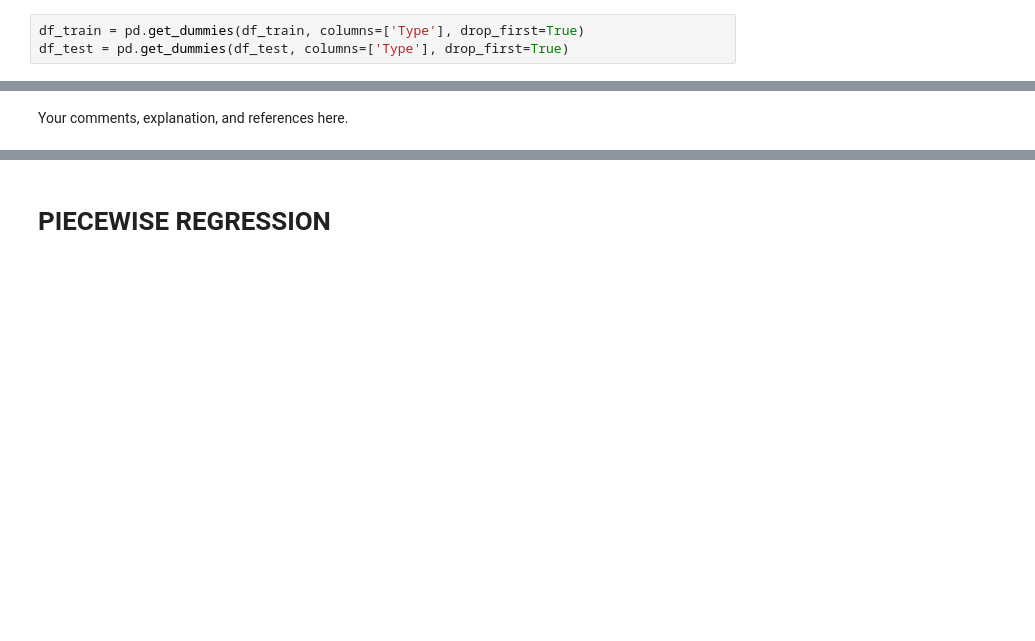
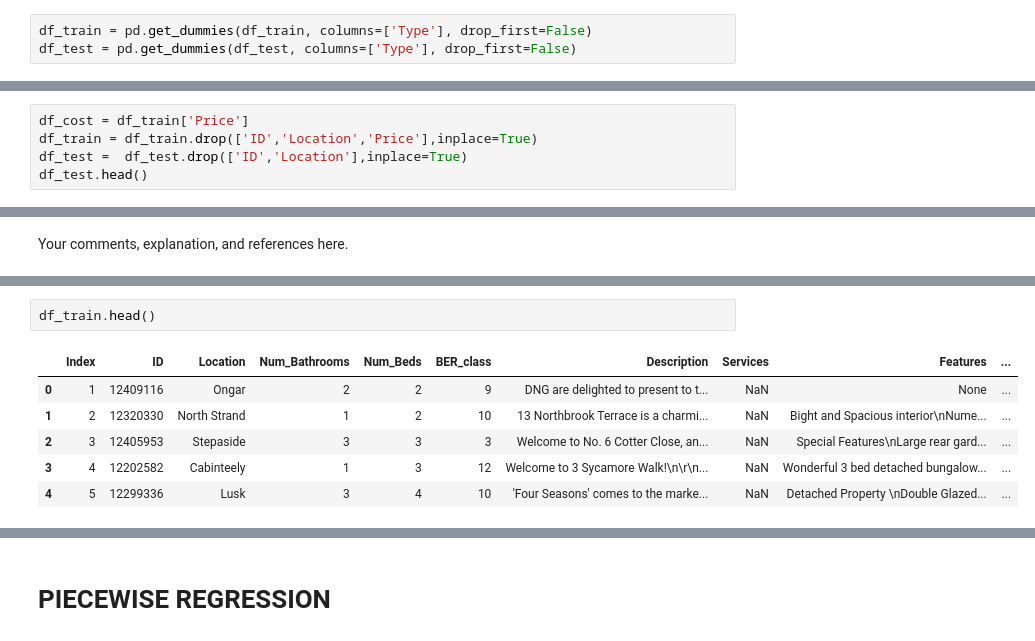
Before and after one commit to barrytl/ET5003_SEM1_2021-2, a Jupyter notebook: Week-5/ET5003_KaggleCompetition.ipynb, the cells around one changed output, grey strips where cells are left out. Cells and saved outputs as stored; diff of their text form; blank space fills up the shorter version.

```diff
--- a/Week-5/ET5003_KaggleCompetition.ipynb
+++ b/Week-5/ET5003_KaggleCompetition.ipynb
@@ -317,3 +313,3 @@ dtype: int64
 # %%
-df_train = pd.get_dummies(df_train, columns=['Type'], drop_first=True)
-df_test = pd.get_dummies(df_test, columns=['Type'], drop_first=True)
+df_train = pd.get_dummies(df_train, columns=['Type'], drop_first=False)
+df_test = pd.get_dummies(df_test, columns=['Type'], drop_first=False)
@@ -540,3 +354,8 @@ Test Accuracy: 0.0165016501650165
+# %%
+df_cost = df_train['Price']
+df_train = df_train.drop(['ID','Location','Price'],inplace=True)
+df_test =  df_test.drop(['ID','Location'],inplace=True)
+df_test.head()
 # %% [markdown]
 ## Training & Test Data
 # %%
@@ -604,0 +434,9 @@ Your comments, explanation, and references here.
+# %%
+df_train.head()
+# %% [output]
+|  | Index | ID | Location | Num_Bathrooms | Num_Beds | BER_class | Description | Services | Features | ... |
+| 0 | 1 | 12409116 | Ongar | 2 | 2 | 9 | DNG are delighted to present to t... | NaN | None | ... |
+| 1 | 2 | 12320330 | North Strand | 1 | 2 | 10 | 13 Northbrook Terrace is a charmi... | NaN | Bight and Spacious interior\nNume... | ... |
+| 2 | 3 | 12405953 | Stepaside | 3 | 3 | 3 | Welcome to No. 6 Cotter Close, an... | NaN | Special Features\nLarge rear gard... | ... |
+| 3 | 4 | 12202582 | Cabinteely | 1 | 3 | 12 | Welcome to 3 Sycamore Walk!\n\r\n... | NaN | Wonderful 3 bed detached bungalow... | ... |
+| 4 | 5 | 12299336 | Lusk | 3 | 4 | 10 | 'Four Seasons' comes to the marke... | NaN | Detached Property \nDouble Glazed... | ... |
```
Also changed, not shown: parts of 77 cells of this notebook.
